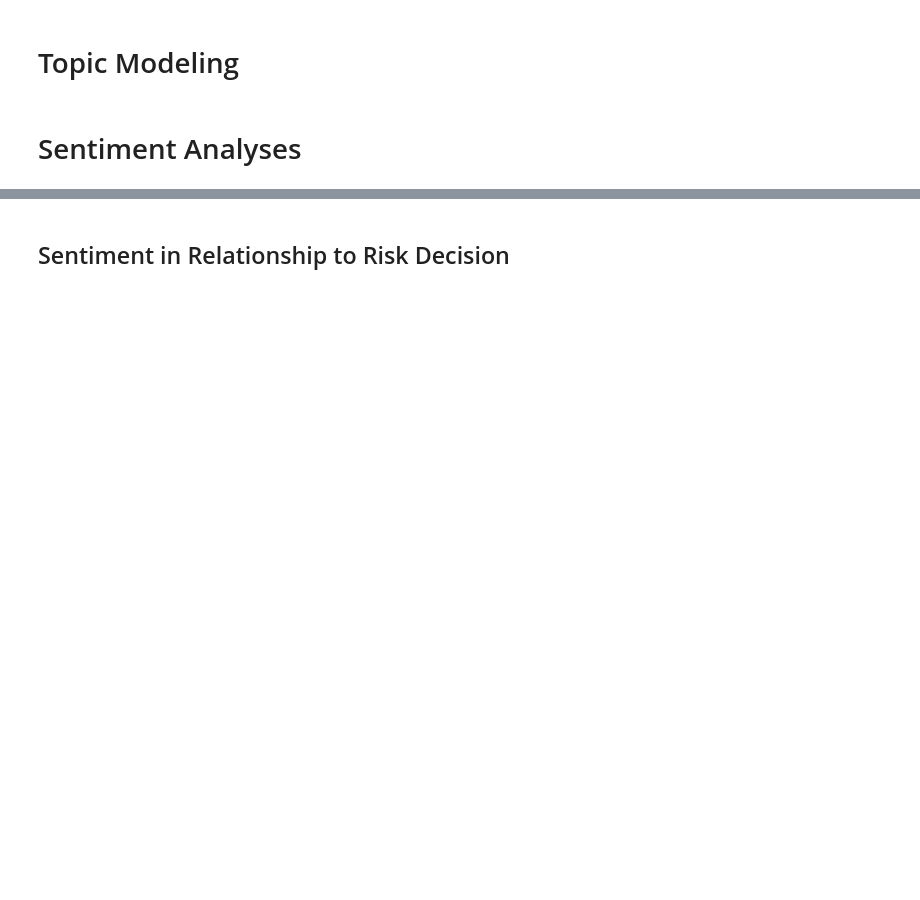
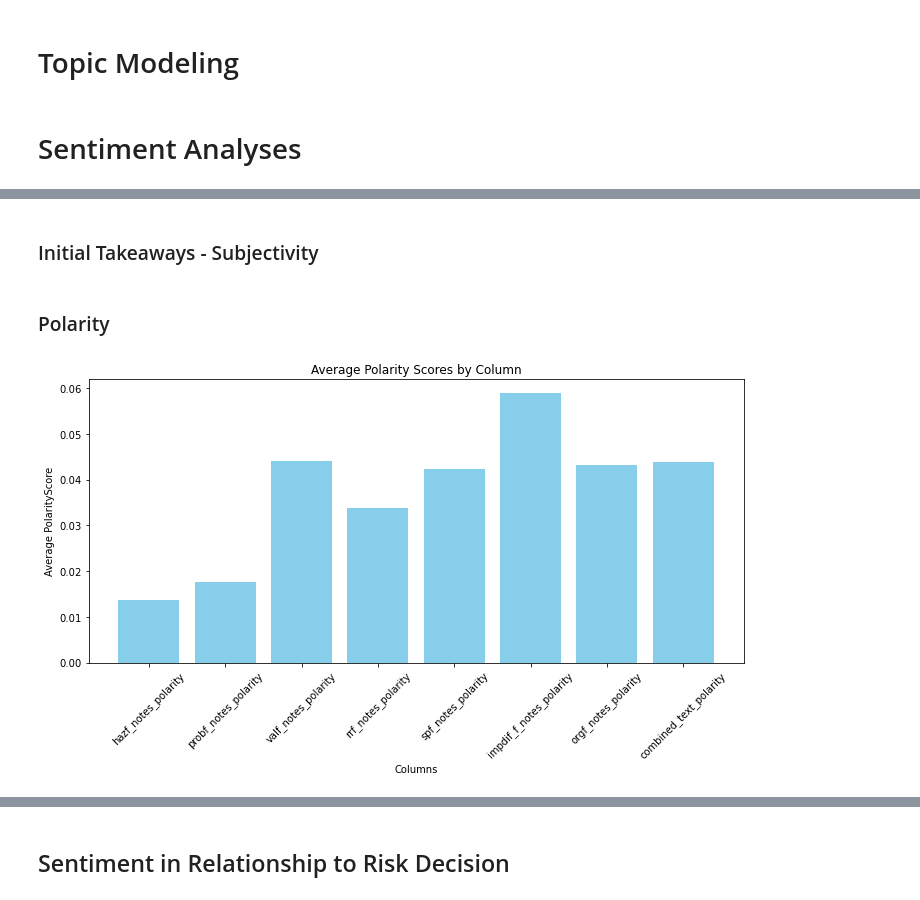
Before and after one commit to aidanwagers/Capstone-Fire-Text-Analysis, a Jupyter notebook: Product Notebook.ipynb, the cells around one changed output, grey strips where cells are left out. Drawn from its saved outputs; the diff is of its cells as text; code cells hidden in the pictures; blank space fills up the shorter version.

```diff
--- a/Product Notebook.ipynb
+++ b/Product Notebook.ipynb
@@ -936,0 +982,8 @@ Word: suppression
+# %%
+max_min_subj = {}
+
+for col in subjectivity_cols:
+    max_val = sent_data[col].max()
+    min_val = sent_data[col].min()
+
+    max_min_subj[col] = {'max':max_val, 'min':min_val}
@@ -936,0 +1005,12 @@ Word: suppression
+# %%
+for col in subjectivity_cols:
+    # Identify the original text column name by removing '_Subjectivity'
+    text_col = col.replace('_subjectivity', '')
+
+    # Filter the DataFrame for rows where the subjectivity score is 1.0
+    max_subjectivity_texts = sent_data[sent_data[col] == 1.0][text_col]
+
+    print(f"Texts with max subjectivity in {text_col}:")
+    for text in max_subjectivity_texts.head(10):
+        print(text)
+    break
@@ -936,0 +1029,24 @@ Word: suppression
+# %% [markdown]
+### Initial Takeaways - Subjectivity
+# %% [markdown]
+### Polarity
+# %%
+polarity_cols = [col for col in sent_data.columns if 'polarity' in col]
+average_polarity = {col: sent_data[col].mean() for col in polarity_cols}
+# %%
+categories = average_polarity.keys()
+scores = average_polarity.values()
+
+# Creating the bar chart
+plt.figure(figsize=(10, 6))
+plt.bar(categories, scores, color='skyblue')
+plt.title('Average Polarity Scores by Column')
+plt.xlabel('Columns')
+plt.ylabel('Average PolarityScore')
+plt.xticks(rotation=45)
+
+# Show the plot
+plt.tight_layout()
+plt.show()
+# %% [output]
+[figure, added]
```
Also changed, not shown: parts of 61 cells of this notebook.
